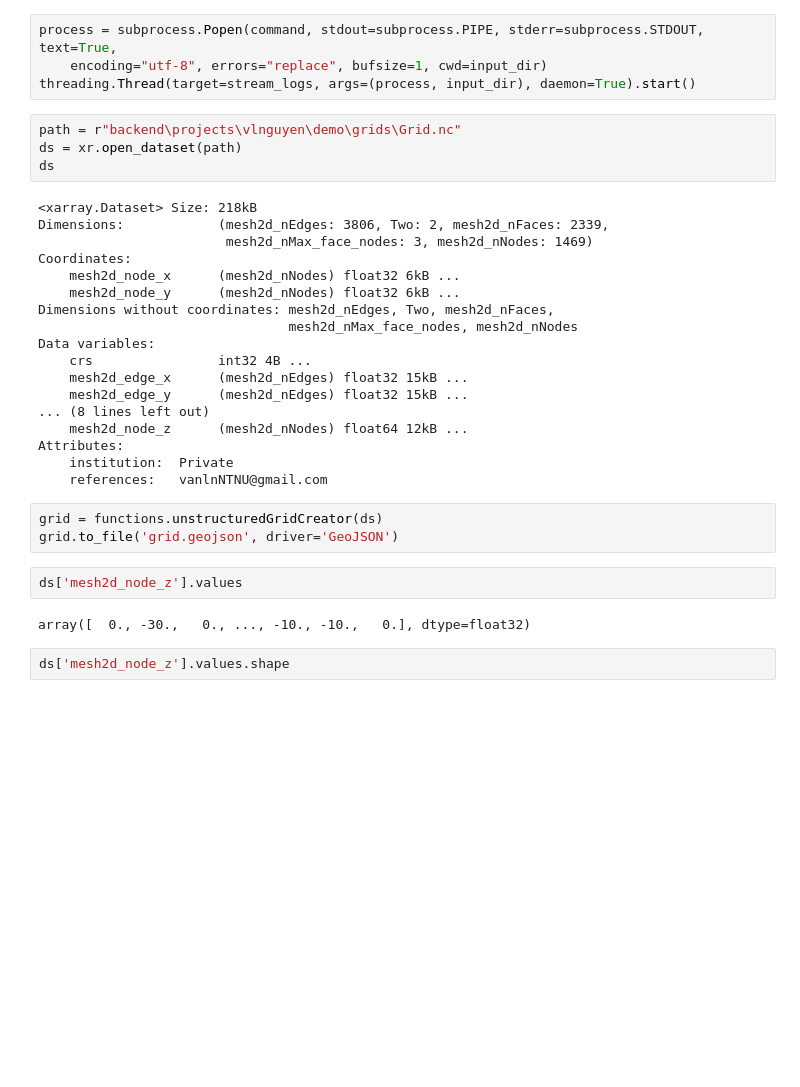
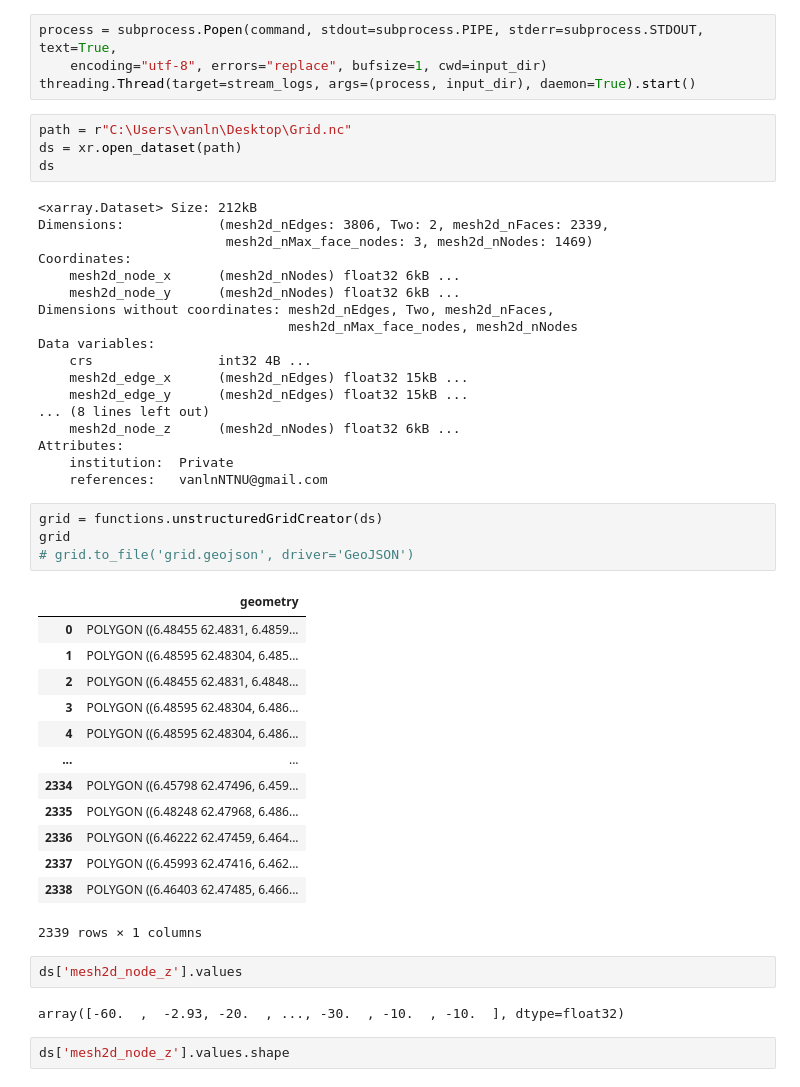
Before and after one commit to Lam-V-Nguyen/HydroAI-Fjord-Platform, a Jupyter notebook: test.ipynb, the cells around one changed output. Cells and saved outputs as stored; diff of their text form; blank space fills up the shorter version.

Commit message:
Done Grid

```diff
--- a/test.ipynb
+++ b/test.ipynb
@@ -36,11 +36,11 @@ process = subprocess.Popen(command, stdout=subprocess.PIPE, stderr=subprocess.ST
     encoding="utf-8", errors="replace", bufsize=1, cwd=input_dir)
 threading.Thread(target=stream_logs, args=(process, input_dir), daemon=True).start()
 # %%
-path = r"backend\projects\vlnguyen\demo\grids\Grid.nc"
+path = r"C:\Users\vanln\Desktop\Grid.nc"
 ds = xr.open_dataset(path)
 ds
 # %% [output]
-<xarray.Dataset> Size: 218kB
+<xarray.Dataset> Size: 212kB
 Dimensions:            (mesh2d_nEdges: 3806, Two: 2, mesh2d_nFaces: 2339,
                         mesh2d_nMax_face_nodes: 3, mesh2d_nNodes: 1469)
 Coordinates:
@@ -53,17 +53,32 @@ Data variables:
     mesh2d_edge_x      (mesh2d_nEdges) float32 15kB ...
     mesh2d_edge_y      (mesh2d_nEdges) float32 15kB ...
 ... (8 lines left out)
-    mesh2d_node_z      (mesh2d_nNodes) float64 12kB ...
+    mesh2d_node_z      (mesh2d_nNodes) float32 6kB ...
 Attributes:
     institution:  Private
     references:   vanlnNTNU@gmail.com
 # %%
 grid = functions.unstructuredGridCreator(ds)
-grid.to_file('grid.geojson', driver='GeoJSON')
+grid
+# grid.to_file('grid.geojson', driver='GeoJSON')
+# %% [output]
+|  | geometry |
+| 0 | POLYGON ((6.48455 62.4831, 6.4859... |
+| 1 | POLYGON ((6.48595 62.48304, 6.485... |
+| 2 | POLYGON ((6.48455 62.4831, 6.4848... |
+| 3 | POLYGON ((6.48595 62.48304, 6.486... |
+| 4 | POLYGON ((6.48595 62.48304, 6.486... |
+| ... | ... |
+| 2334 | POLYGON ((6.45798 62.47496, 6.459... |
+| 2335 | POLYGON ((6.48248 62.47968, 6.486... |
+| 2336 | POLYGON ((6.46222 62.47459, 6.464... |
+| 2337 | POLYGON ((6.45993 62.47416, 6.462... |
+| 2338 | POLYGON ((6.46403 62.47485, 6.466... |
+2339 rows × 1 columns
 # %%
 ds['mesh2d_node_z'].values
 # %% [output]
-array([  0., -30.,   0., ..., -10., -10.,   0.], dtype=float32)
+array([-60.  ,  -2.93, -20.  , ..., -30.  , -10.  , -10.  ], dtype=float32)
 # %%
 ds['mesh2d_node_z'].values.shape
 # %% [output]
```
Also changed, not shown: 7 other files.
